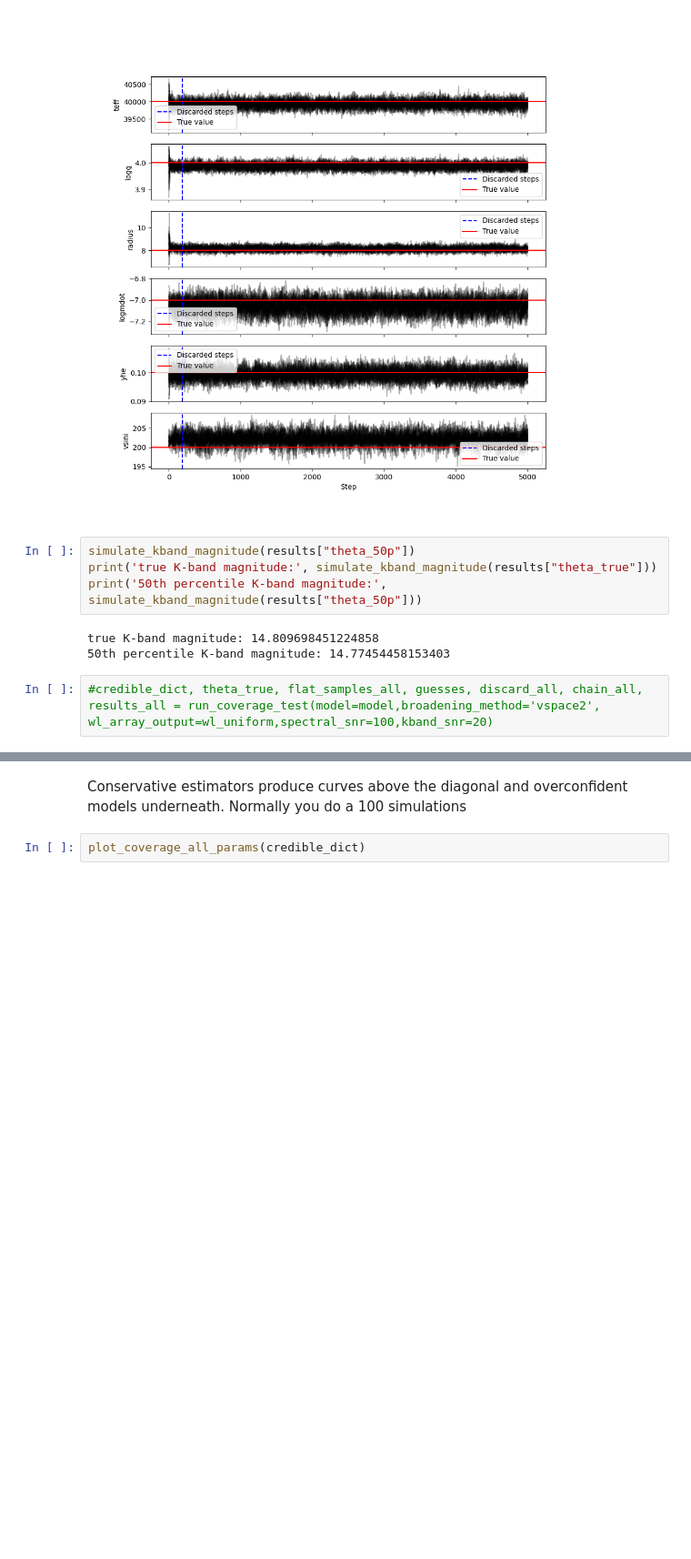
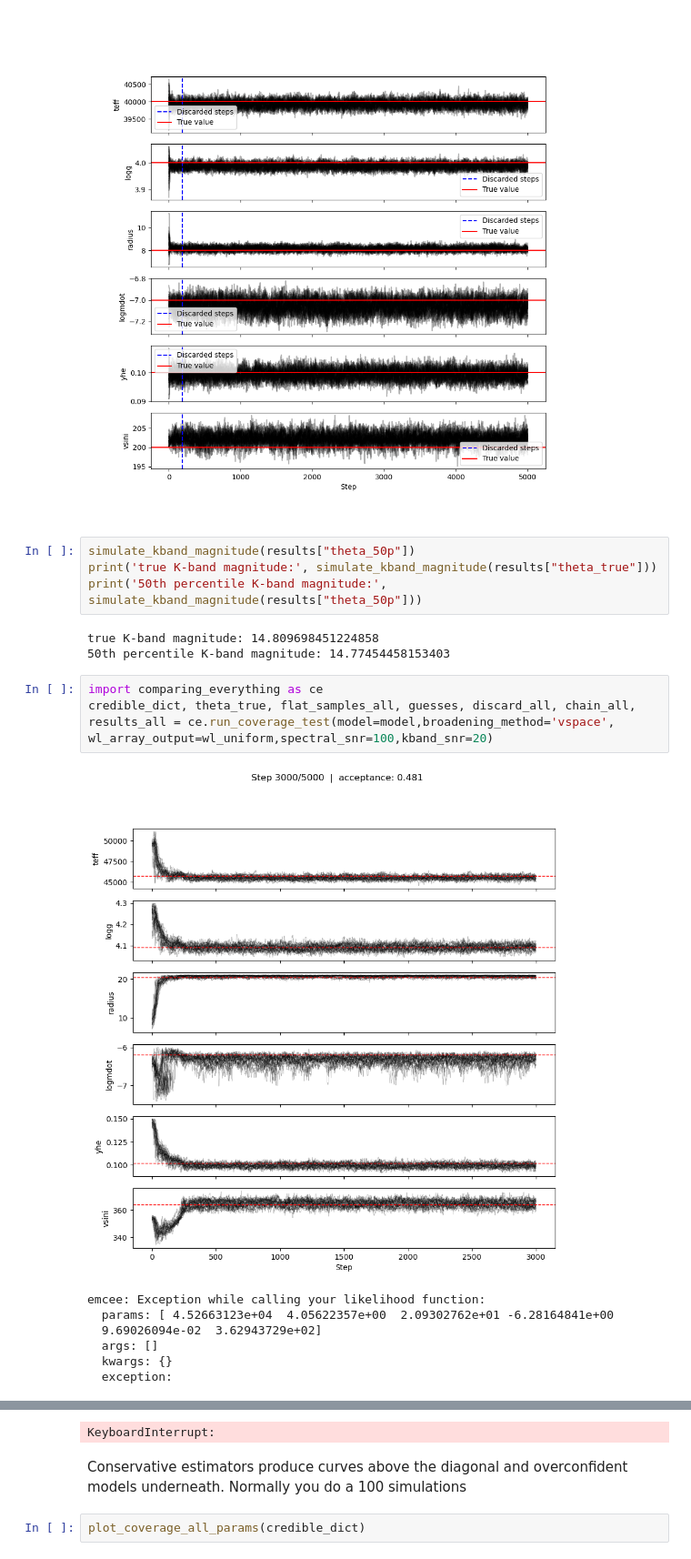
Before and after one commit to API-AXIOM/Statistical-Inference-for-Massive-Stars-MSc-Project, a Jupyter notebook: MCMC_with_calc_kband.ipynb, the cells around one changed output, grey strips where cells are left out. Shown at 91% size. Cells and saved outputs as stored; diff of their text form; blank space fills up the shorter version.

```diff
--- a/MCMC_with_calc_kband.ipynb
+++ b/MCMC_with_calc_kband.ipynb
@@ -1306,4 +1323,13 @@ print('50th percentile K-band magnitude:', simulate_kband_magnitude(results["the
 true K-band magnitude: 14.809698451224858
 50th percentile K-band magnitude: 14.77454458153403
 # %%
-#credible_dict, theta_true, flat_samples_all, guesses, discard_all, chain_all, results_all = run_coverage_test(model=model,broadening_method='vspace2', wl_array_output=wl_uniform,spectral_snr=100,kband_snr=20)
+import comparing_everything as ce
+credible_dict, theta_true, flat_samples_all, guesses, discard_all, chain_all, results_all = ce.run_coverage_test(model=model,broadening_method='vspace', wl_array_output=wl_uniform,spectral_snr=100,kband_snr=20)
+# %% [output]
+[figure, added]
+emcee: Exception while calling your likelihood function:
+  params: [ 4.52663123e+04  4.05622357e+00  2.09302762e+01 -6.28164841e+00
+  9.69026094e-02  3.62943729e+02]
+  args: []
+  kwargs: {}
+  exception:
@@ -1310,3 +1353,4 @@ true K-band magnitude: 14.809698451224858
+KeyboardInterrupt:
 # %% [markdown]
 Conservative estimators produce curves above the diagonal and overconfident models underneath. Normally you do a 100 simulations
 # %%
```
Also changed, not shown: parts of 5 cells of this notebook, 3 other files.
